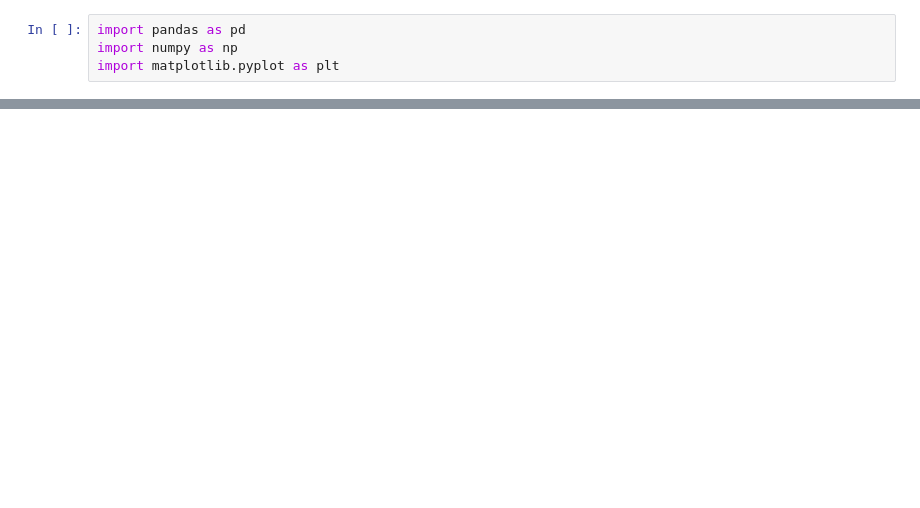
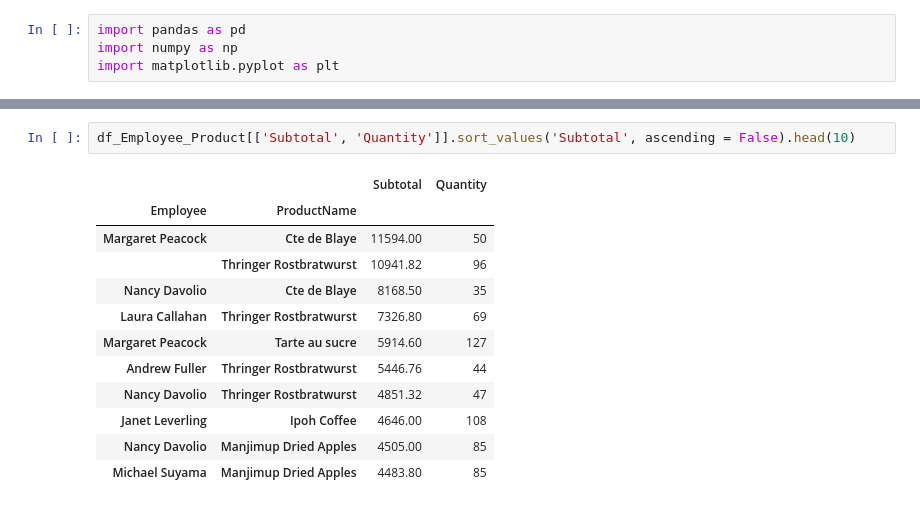
Before and after one commit to jdridges/Capstone_2, a Jupyter notebook: Transactional Analysis.ipynb, the cells around one changed output, grey strips where cells are left out. Saved outputs shown, nothing was run; the diff lists cells and outputs as text; blank space fills up the shorter version.

```diff
--- a/Transactional Analysis.ipynb
+++ b/Transactional Analysis.ipynb
@@ -8,0 +223,15 @@ FileNotFoundError: [Errno 2] No such file or directory: 'transactional_data.csv'
+# %%
+df_Employee_Product[['Subtotal', 'Quantity']].sort_values('Subtotal', ascending = False).head(10)
+# %% [output]
+|  |  | Subtotal | Quantity |
+| Employee | ProductName |  |  |
+| Margaret Peacock | Cte de Blaye | 11594.00 | 50 |
+|  | Thringer Rostbratwurst | 10941.82 | 96 |
+| Nancy Davolio | Cte de Blaye | 8168.50 | 35 |
+| Laura Callahan | Thringer Rostbratwurst | 7326.80 | 69 |
+| Margaret Peacock | Tarte au sucre | 5914.60 | 127 |
+| Andrew Fuller | Thringer Rostbratwurst | 5446.76 | 44 |
+| Nancy Davolio | Thringer Rostbratwurst | 4851.32 | 47 |
+| Janet Leverling | Ipoh Coffee | 4646.00 | 108 |
+| Nancy Davolio | Manjimup Dried Apples | 4505.00 | 85 |
+| Michael Suyama | Manjimup Dried Apples | 4483.80 | 85 |
```
Also changed, not shown: parts of 20 cells of this notebook.
